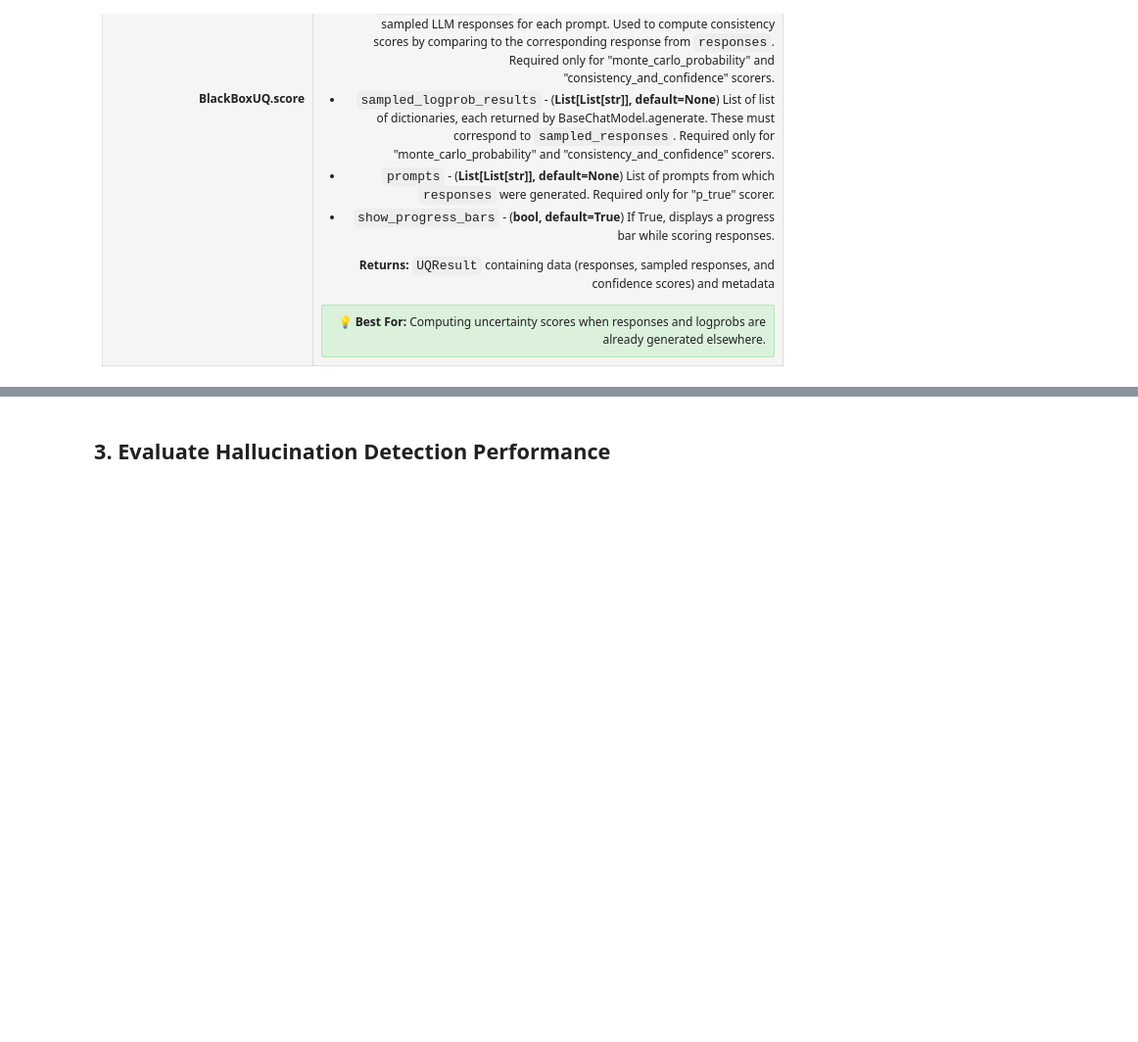
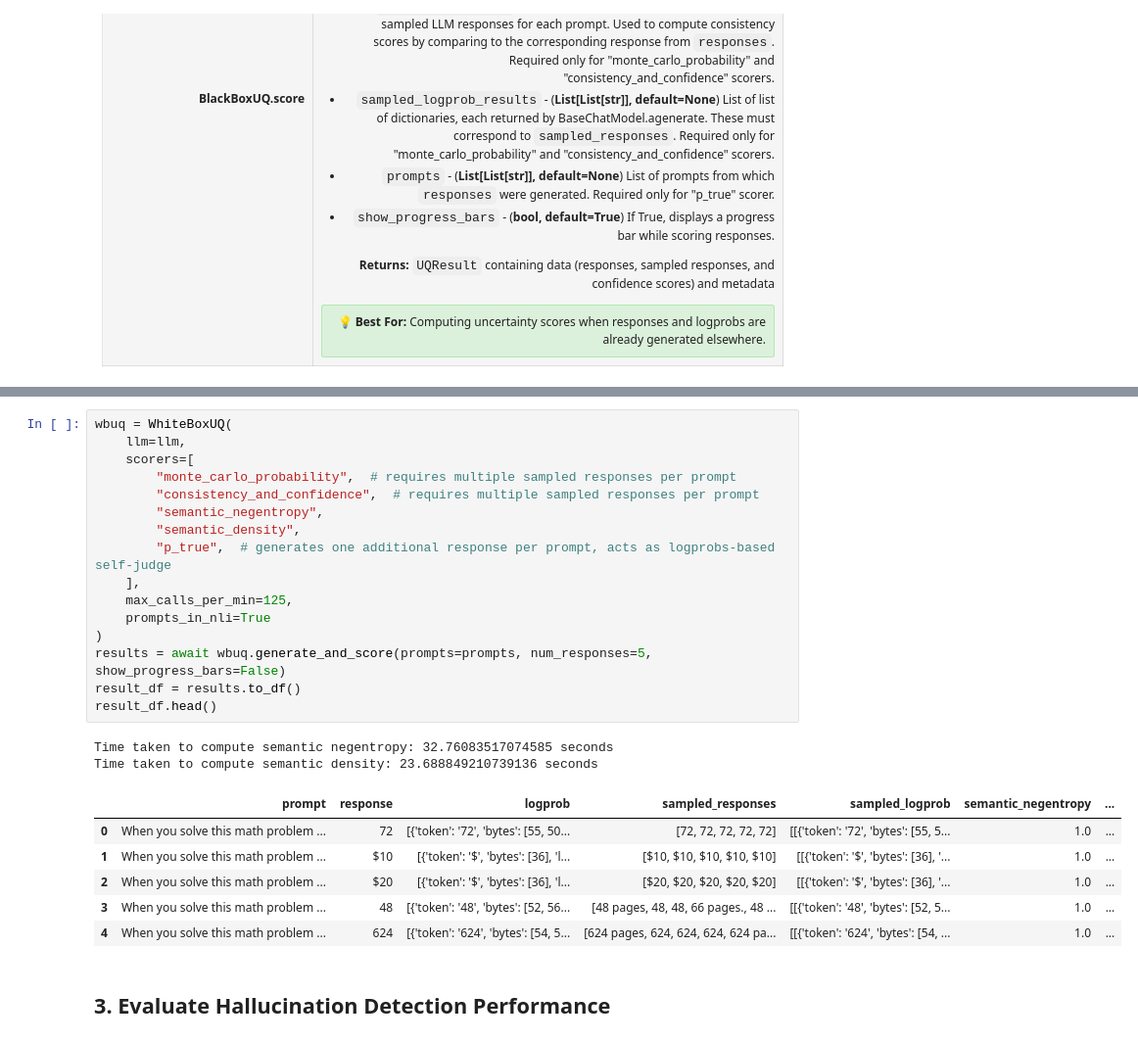
Before and after one commit to nagyist/uqlm, a Jupyter notebook: examples/white_box_multi_generation_demo.ipynb, the cells around one changed output, grey strips where cells are left out. Shown at 98% size. Saved outputs shown, nothing was run; the diff lists cells and outputs as text; blank space fills up the shorter version.

```diff
--- a/examples/white_box_multi_generation_demo.ipynb
+++ b/examples/white_box_multi_generation_demo.ipynb
@@ -241,3 +243,28 @@ result_df.head()
+# %%
+wbuq = WhiteBoxUQ(
+    llm=llm,
+    scorers=[
+        "monte_carlo_probability",  # requires multiple sampled responses per prompt
+        "consistency_and_confidence",  # requires multiple sampled responses per prompt
+        "semantic_negentropy",
+        "semantic_density",
+        "p_true",  # generates one additional response per prompt, acts as logprobs-based self-judge
+    ],
+    max_calls_per_min=125,
+    prompts_in_nli=True
+)
+results = await wbuq.generate_and_score(prompts=prompts, num_responses=5, show_progress_bars=False)
+result_df = results.to_df()
+result_df.head()
+# %% [output]
+Time taken to compute semantic negentropy: 32.76083517074585 seconds
+Time taken to compute semantic density: 23.688849210739136 seconds
+|  | prompt | response | logprob | sampled_responses | sampled_logprob | semantic_negentropy | ... |
+| 0 | When you solve this math problem ... | 72 | [{'token': '72', 'bytes': [55, 50... | [72, 72, 72, 72, 72] | [[{'token': '72', 'bytes': [55, 5... | 1.0 | ... |
+| 1 | When you solve this math problem ... | $10 | [{'token': '$', 'bytes': [36], 'l... | [$10, $10, $10, $10, $10] | [[{'token': '$', 'bytes': [36], '... | 1.0 | ... |
+| 2 | When you solve this math problem ... | $20 | [{'token': '$', 'bytes': [36], 'l... | [$20, $20, $20, $20, $20] | [[{'token': '$', 'bytes': [36], '... | 1.0 | ... |
+| 3 | When you solve this math problem ... | 48 | [{'token': '48', 'bytes': [52, 56... | [48 pages, 48, 48, 66 pages., 48 ... | [[{'token': '48', 'bytes': [52, 5... | 1.0 | ... |
+| 4 | When you solve this math problem ... | 624 | [{'token': '624', 'bytes': [54, 5... | [624 pages, 624, 624, 624, 624 pa... | [[{'token': '624', 'bytes': [54, ... | 1.0 | ... |
 # %% [markdown]
 <a id='section3'></a>
 ## 3. Evaluate Hallucination Detection Performance
```
Also changed, not shown: parts of 8 cells of this notebook, 3 other files.
